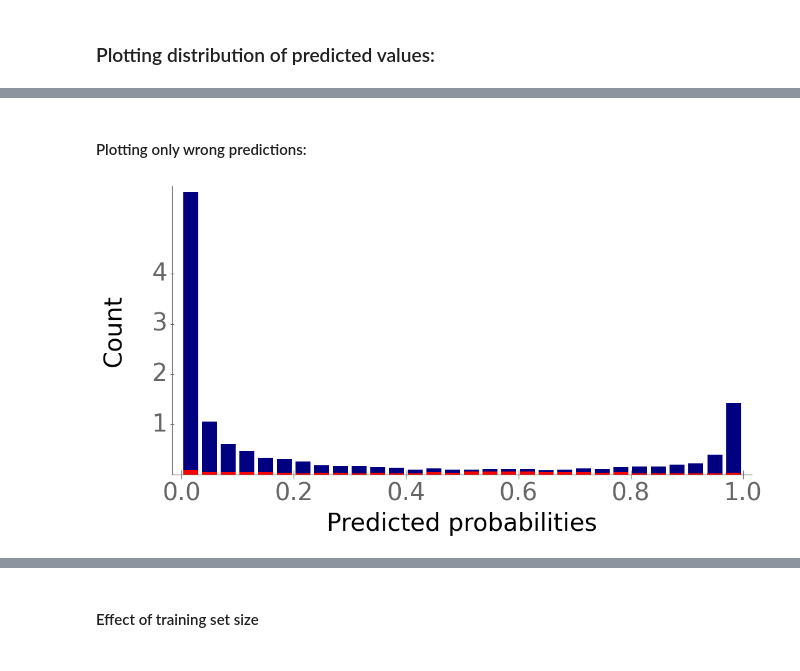
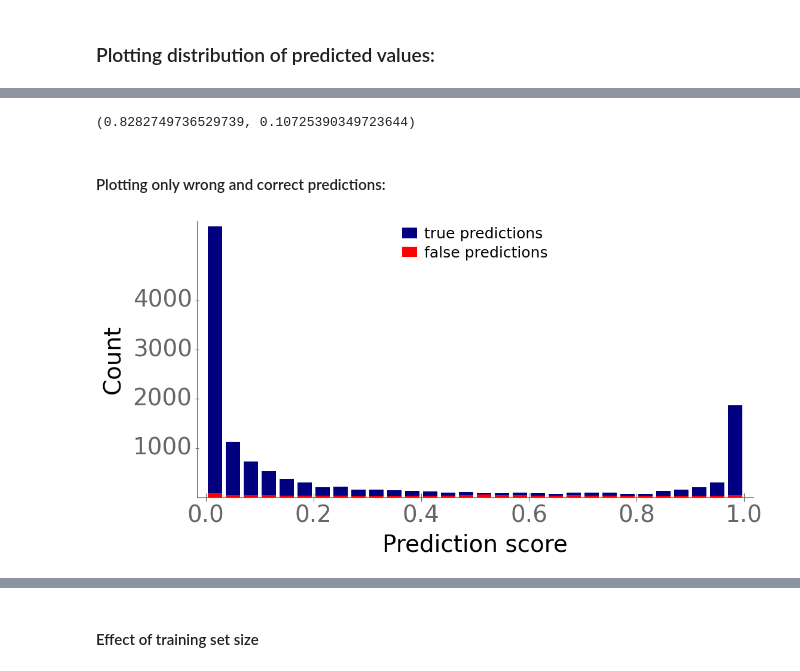
Before and after one commit to AlexanderKroll/ESP, a Jupyter notebook: notebooks_and_code/3 Plots and figures.ipynb, the cells around one changed output, grey strips where cells are left out. Cells and saved outputs as stored; diff of their text form; code cells hidden in the pictures.

```diff
--- a/notebooks_and_code/3 Plots and figures.ipynb
+++ b/notebooks_and_code/3 Plots and figures.ipynb
@@ -162,7 +172,7 @@ df_test = df_test.loc[df_test["ESM1b"] != ""]
 df_test = df_test.loc[df_test["type"] != "engqvist"]
 df_test = df_test.loc[df_test["GNN rep"] != ""]
 df_test.reset_index(inplace = True, drop = True)
-df_test["pred"] = np.load(join(CURRENT_DIR, ".." ,"data", "training_results", "y_test_pred_xgboost_ESM1b_ts_ECFP.npy"))
+df_test["pred"] = np.load(join(CURRENT_DIR, ".." ,"data", "training_results", "y_test_pred_xgboost_ESM1b_ts_GNN_pretrained.npy"))
 
 
 df_train = pd.read_pickle(join(CURRENT_DIR, ".." ,"data","splits", "df_train_with_ESM1b_ts_GNN.pkl"))
@@ -464,7 +472,7 @@ df_test = df_test.loc[df_test["ESM1b"] != ""]
 df_test = df_test.loc[df_test["type"] != "engqvist"]
 df_test = df_test.loc[df_test["GNN rep"] != ""]
 df_test.reset_index(inplace = True, drop = True)
-df_test["pred"] = np.load(join(CURRENT_DIR, ".." ,"data", "training_results", "y_test_pred_xgboost_ESM1b_ts_ECFP.npy"))
+df_test["pred"] = np.load(join(CURRENT_DIR, ".." ,"data", "training_results", "y_test_pred_xgboost_ESM1b_ts_GNN_pretrained.npy"))
 
 
 df_train = pd.read_pickle(join(CURRENT_DIR, ".." ,"data","splits", "df_train_with_ESM1b_ts.pkl"))
@@ -533,20 +541,20 @@ for i, split in enumerate(splits):
     print(split, acc)
     print("no sub", split, acc_no_sub)
     if i ==0:
-        plt.scatter(i, acc, c='black', marker='^', linewidths= 8,
-                    label ="all metabolites")
-        plt.scatter(i, acc_sub, c='green', marker='^', linewidths= 8,
-                    label ="metabolites in \n training set")
-        plt.scatter(i, acc_no_sub, c='grey', marker='^', linewidths= 8,
-                    label ="metabolites not in \n training set")
+        plt.scatter(i+0.01, acc, c='black', marker='o', linewidths= 8,
+                    label ="all test data points")
+        plt.scatter(i, acc_sub, c='green', marker='o', linewidths= 8,
+                    label ="test data points with small\n molecules from the training set")
+        plt.scatter(i, acc_no_sub, c='grey', marker='o', linewidths= 8,
+                    label ="test data points with small\n molecules not part of the training set")
         ax.annotate(len(y_pred), (i+0.04, acc-0.02), fontsize=17, c= "black", weight = "bold")
         ax.annotate(len(y_pred_sub), (i+0.04, acc_sub+0.015), fontsize=17, c='green', weight = "bold")
         ax.annotate(len(y_pred_no_sub), (i+0.04, acc_no_sub-0.01), fontsize=17, c='grey', weight = "bold")
 
     else:
-        plt.scatter(i, acc, c='black', marker='^', linewidths= 8)
-        plt.scatter(i, acc_sub, c='green', marker='^', linewidths= 8)
-        plt.scatter(i, acc_no_sub, c='grey', marker='^', linewidths= 8)
+        plt.scatter(i+0.015, acc, c='black', marker='o', linewidths= 8)
+        plt.scatter(i, acc_sub, c='green', marker='o', linewidths= 8)
+        plt.scatter(i, acc_no_sub, c='grey', marker='o', linewidths= 8)
         ax.annotate(len(y_pred), (i+0.04, acc-0.02), fontsize=17, c = "black", weight = "bold")
         ax.annotate(len(y_pred_sub), (i+0.04, acc_sub+0.015), fontsize=17, c='green', weight = "bold")
         ax.annotate(len(y_pred_no_sub), (i+0.04, acc_no_sub-0.01), fontsize=17,  c='grey', weight = "bold")
@@ -560,7 +568,8 @@ ax.tick_params(axis='x', length=0, rotation = 0)
 
 plt.ylim((0.5,1))
 plt.xlim((-0.2, 2.2))
-plt.legend(loc = "lower right", fontsize=20)
+leg = plt.legend(loc = "lower right", fontsize=20, frameon=True)
+leg.get_frame().set_linewidth(3.0)
 plt.ylabel('Accuracy')
 plt.xlabel('Enzyme sequence identity')
 ax.yaxis.set_label_coords(-0.11, 0.5)
@@ -963,38 +954,40 @@ roc_auc_score( y_test_sure, y_test_pred_sure), roc_auc_score(y_test_unsure, y_te
+# %%
+matthews_corrcoef(y_test_sure, np.round(y_test_pred_sure)), matthews_corrcoef(y_test_unsure, np.round(y_test_pred_unsure))
+# %% [output]
+(0.8282749736529739, 0.10725390349723644)
 # %% [markdown]
-#### Plotting only wrong predictions:
+#### Plotting only wrong and correct predictions:
 # %%
-y_test_pred=  np.load(join(CURRENT_DIR, ".." ,"data", "training_results", "y_test_pred_xgboost_ESM1b_ts_ECFP.npy"))
-test_y =  np.load(join(CURRENT_DIR, ".." ,"data", "training_results", "y_test_true_xgboost_ESM1b_ts_ECFP.npy"))
+y_test_pred=  np.load(join(CURRENT_DIR, ".." ,"data", "training_results", "y_test_pred_xgboost_ESM1b_ts_GNN_pretrained.npy"))
+test_y =  np.load(join(CURRENT_DIR, ".." ,"data", "training_results", "y_test_true_xgboost_ESM1b_ts_GNN_pretrained.npy"))
 # %%
 wrong_predictions = [np.round(y_test_pred[i]) != test_y[i] for i in range(len(test_y))]
 # %%
 
 plt.rcParams.update({'font.size': 28})
 
 #plt.rc('font', **font)
 
 fig, ax = plt.subplots(figsize= (12,6))
 #plt.title("Distribution of predicted probabilities", fontsize= 30, y= 1)
 
 
-plt.hist(y_test_pred, density = False, bins= 30, rwidth = 0.8, color= "navy")
-plt.hist(y_test_pred[wrong_predictions], density = False, bins= 30, rwidth = 0.8, color= "red")
+plt.hist(y_test_pred, density = False, bins= 30, rwidth = 0.8, color= "navy", label = "true predictions")
+plt.hist(y_test_pred[wrong_predictions], density = False, bins= 30, rwidth = 0.8, color= "red", label = "false predictions")
 
 
-plt.xlabel('Predicted probabilities')
+plt.xlabel('Prediction score')
 plt.ylabel('Count')
-ax.yaxis.set_label_coords(-0.08, 0.5)
+ax.yaxis.set_label_coords(-0.13, 0.5)
 ax.xaxis.set_label_coords(0.5,-0.13)
 
 ticks1 = [1000,2000,3000,4000]
-
 ax.set_yticks(ticks1)
-ax.set_yticklabels(["1", "2", "3", "4"])
+ax.set_yticklabels(["1000", "2000", "3000", "4000"])
 ax.tick_params(axis='x', which="major", length=10)
 
-
-#plt.yscale('log')
+plt.legend(loc = "upper center", fontsize=18)
 
 plt.show()
 # %% [output]
-[figure, old version]
+[figure, new version]
```
Also changed, not shown: parts of 39 cells of this notebook, 6 other files.
